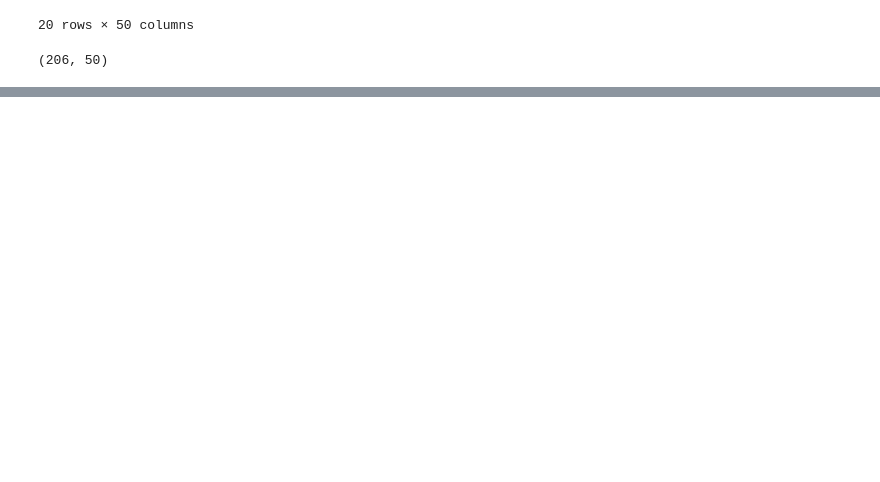
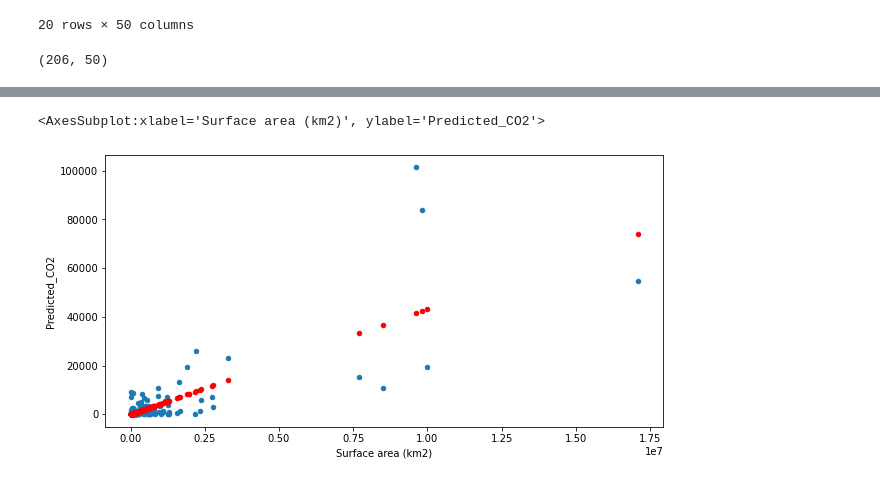
Before and after one commit to melotic/cs3654-project, a Jupyter notebook: Project1.ipynb, the cells around one changed output, grey strips where cells are left out. Drawn from its saved outputs; the diff is of its cells as text; code cells hidden in the pictures; blank space fills up the shorter version.

```diff
--- a/Project1.ipynb
+++ b/Project1.ipynb
@@ -125,0 +155,4 @@ filtClean.shape
+# %%
+# Fit the Surface Area vs. CO2 emissions data to a linear regression model.
+lm = LinearRegression().fit(filtClean[['Surface area (km2)']], filtClean[['CO2 emission estimates (million tons/tons per capita)']])
+lm.coef_, lm.intercept_
@@ -125,0 +167,9 @@ filtClean.shape
+# %%
+# Used assign() to create a new DataFrame with the Predicted_CO2 column because of the
+# SettingWithCopy warning.
+
+# Create a predictedCO2 column for Surface Area
+predictedCO2 = filtClean['Surface area (km2)']*lm.coef_[0] + lm.intercept_
+type(predictedCO2)
+filtClean2 = filtClean.assign(Predicted_CO2 = predictedCO2)
+filtClean2
@@ -125,0 +210,7 @@ filtClean.shape
+# %%
+# Overlay the predicted CO2 levels on the plot with actual Surface Area vs. CO2 data.
+ax2 = filtClean2.plot.scatter(x='Surface area (km2)', y='CO2 emission estimates (million tons/tons per capita)', figsize=(10,5))
+filtClean2.plot.scatter(x='Surface area (km2)', y='Predicted_CO2', ax=ax2, color='red')
+# %% [output]
+<AxesSubplot:xlabel='Surface area (km2)', ylabel='Predicted_CO2'>
+[figure, added]
```
Also changed, not shown: parts of 12 cells of this notebook.
